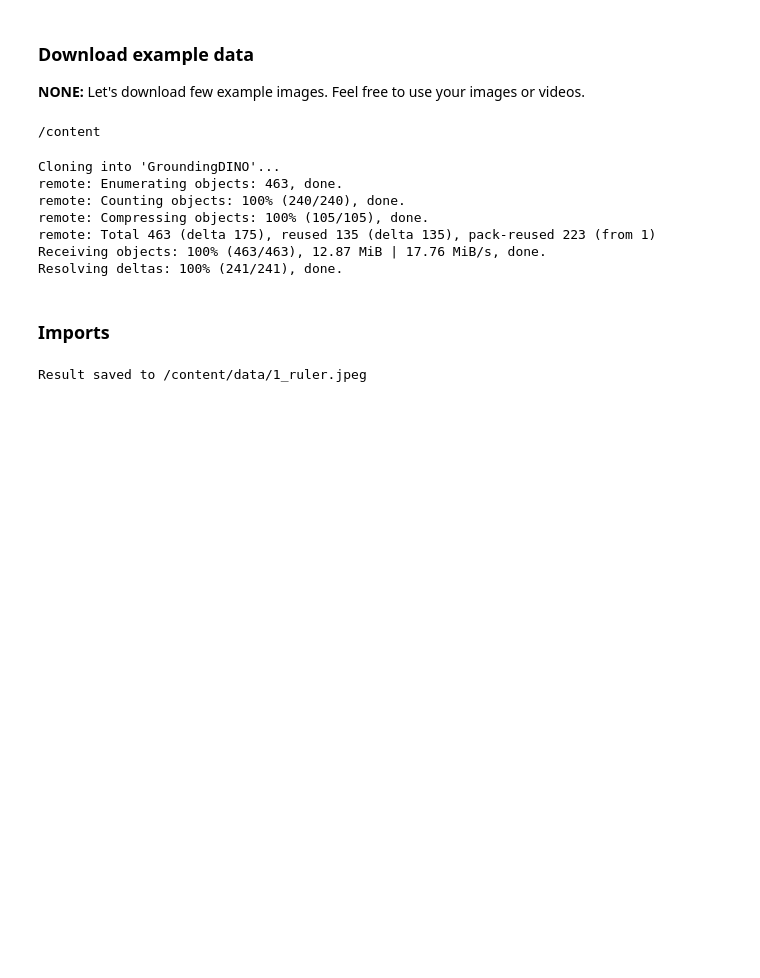
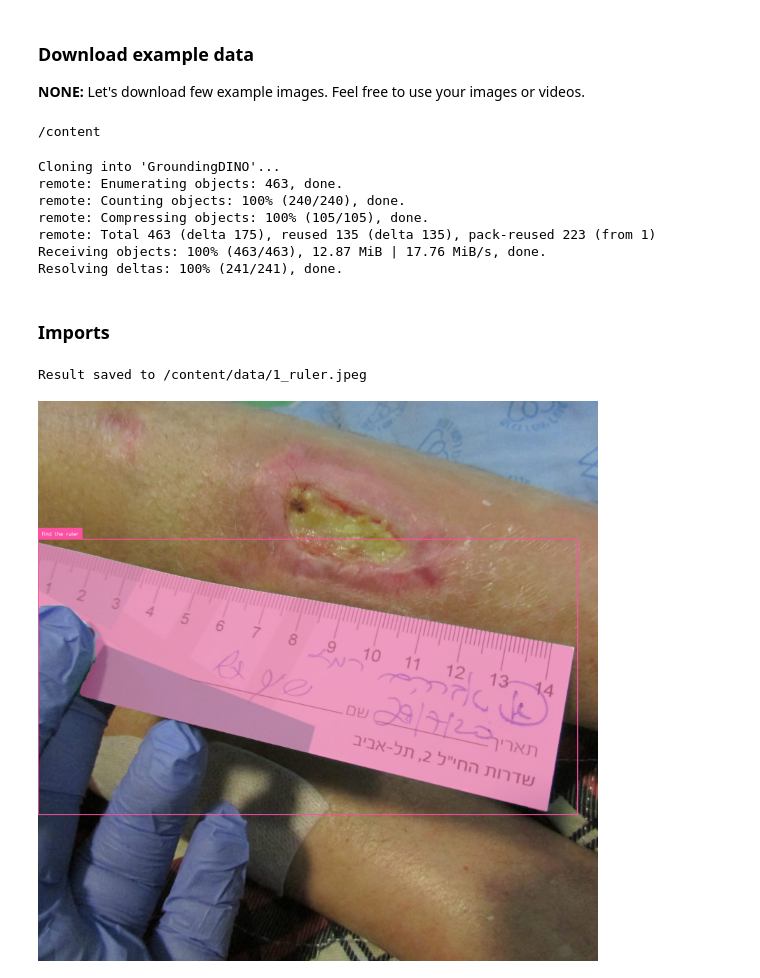
Before and after one commit to dimashpigelman/sandbox_public, a Jupyter notebook: notebooks/how-to-segment-images-with-sam-2.ipynb, the cells around one changed output. Saved outputs shown, nothing was run; the diff lists cells and outputs as text; code cells hidden in the pictures; blank space fills up the shorter version.

```diff
--- a/notebooks/how-to-segment-images-with-sam-2.ipynb
+++ b/notebooks/how-to-segment-images-with-sam-2.ipynb
@@ -220,3 +220,7 @@ annotated.save(output_path)
 print(f"Result saved to {output_path}")
 # %% [output]
 Result saved to /content/data/1_ruler.jpeg
+# %%
+annotated
+# %% [output]
+[figure, added]
```
